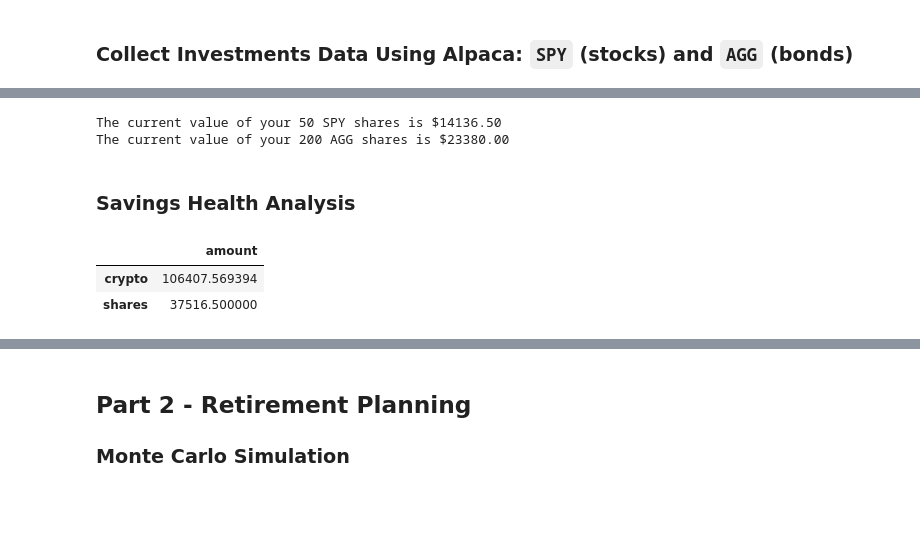
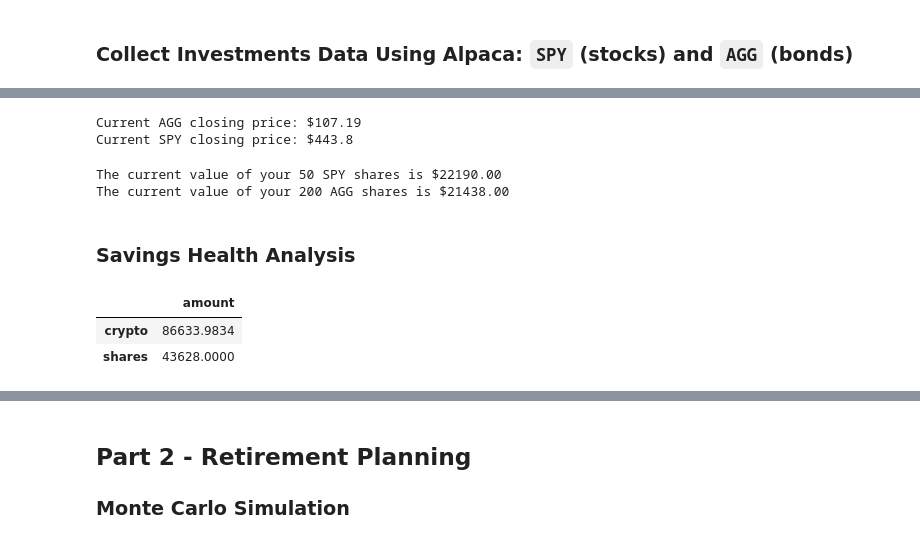
Before and after one commit to adamgulyas/financial-planning, a Jupyter notebook: financial-planner.ipynb, the cells around one changed output, grey strips where cells are left out. Cells and saved outputs as stored; diff of their text form; code cells hidden in the pictures; blank space fills up the shorter version.

```diff
--- a/financial-planner.ipynb
+++ b/financial-planner.ipynb
@@ -56,19 +56,30 @@ my_spy = 50
 # https://pythonrepo.com/repo/alpacahq-alpaca-trade-api-python-python-third-party-apis-wrappers#alpaca-environment-variables
 
 # Create the Alpaca API object
-apca = tradeapi.REST()
+apca = REST()
 # %%
 # Format current date as ISO format
-today = pd.Timestamp("2022-03-23", tz="America/New_York").isoformat()
+### I need to use yesterday's date; unpaid Alpaca subscription does not
+### provide same-day data.
+yesterday = pd.Timestamp.now(tz="America/New_York") - pd.Timedelta(days=1)
+
+start = (yesterday - pd.Timedelta(days=1460)).strftime('%Y-%m-%d')
+end = yesterday.strftime('%Y-%m-%d')
+
 
 # Set the tickers
 tickers = ["AGG", "SPY"]
 
 # Set timeframe to '1D' for Alpaca API
-timeframe = "1D"
+timeframe = "1DAY"
 
 # Get current closing prices for SPY and AGG
 # (use a limit=1000 parameter to call the most recent 1000 days of data)
 
+### limit=1000 doesn't make sense to use. The data is returned from
+### Alpaca in a different structure than it was when this assignment was created.
+
+df_tickers = apca.get_bars(tickers, TimeFrame.Day, start, end).df
 
 # Preview DataFrame
+df_tickers.head()
@@ -75,37 +94,54 @@ timeframe = "1D"
 # %%
 # Pick AGG and SPY close prices
+df_closing_prices = pd.DataFrame()
+df_closing_prices = pd.pivot_table(df_tickers, values='close', columns='symbol', index=df_tickers.index)
+df_closing_prices.sort_values(by='timestamp', ascending=False, inplace=True)
 
+df_closing_prices.index = pd.to_datetime(df_closing_prices.index.strftime('%Y-%m-%d'))
+df_closing_prices.index.name = 'date'
+df_closing_prices.columns = ['AGG', 'SPY']
+
+agg_close_price, spy_close_price = df_closing_prices.iloc[0]
 
 # Print AGG and SPY close prices
 print(f"Current AGG closing price: ${agg_close_price}")
 print(f"Current SPY closing price: ${spy_close_price}")
+# %% [output]
+Current AGG closing price: $107.19
+Current SPY closing price: $443.8
 # %%
 # Compute the current value of shares
-
+my_spy_value = my_spy * spy_close_price
+my_agg_value = my_agg * agg_close_price
 
 # Print current value of shares
 print(f"The current value of your {my_spy} SPY shares is ${my_spy_value:0.2f}")
 print(f"The current value of your {my_agg} AGG shares is ${my_agg_value:0.2f}")
 # %% [output]
-The current value of your 50 SPY shares is $14136.50
-The current value of your 200 AGG shares is $23380.00
+The current value of your 50 SPY shares is $22190.00
+The current value of your 200 AGG shares is $21438.00
 # %% [markdown]
 ### Savings Health Analysis
 # %%
 # Set monthly household income
-
+monthly_income = 12000
 
 # Consolidate financial assets data
-
-
-# Create savings DataFrame
-
+df_savings = pd.DataFrame(
+  {
+    'amount': [
+      my_btc_value + my_eth_value,
+      my_spy_value + my_agg_value
+    ]
+  },
+  index=['crypto', 'shares']
+)
 
 # Display savings DataFrame
-display(df_savings)
+df_savings.head()
 # %% [output]
 |  | amount |
-| crypto | 106407.569394 |
-| shares | 37516.500000 |
+| crypto | 86633.9834 |
+| shares | 43628.0000 |
 # %%
 # Plot savings pie chart
```
Also changed, not shown: parts of 6 cells of this notebook.
